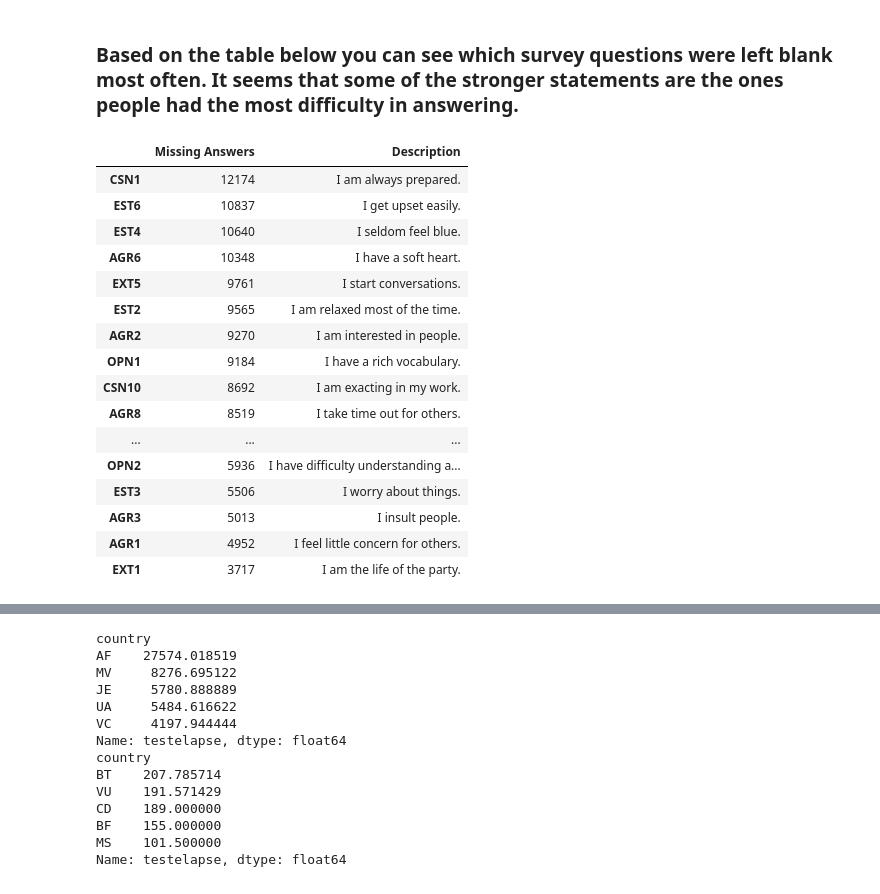
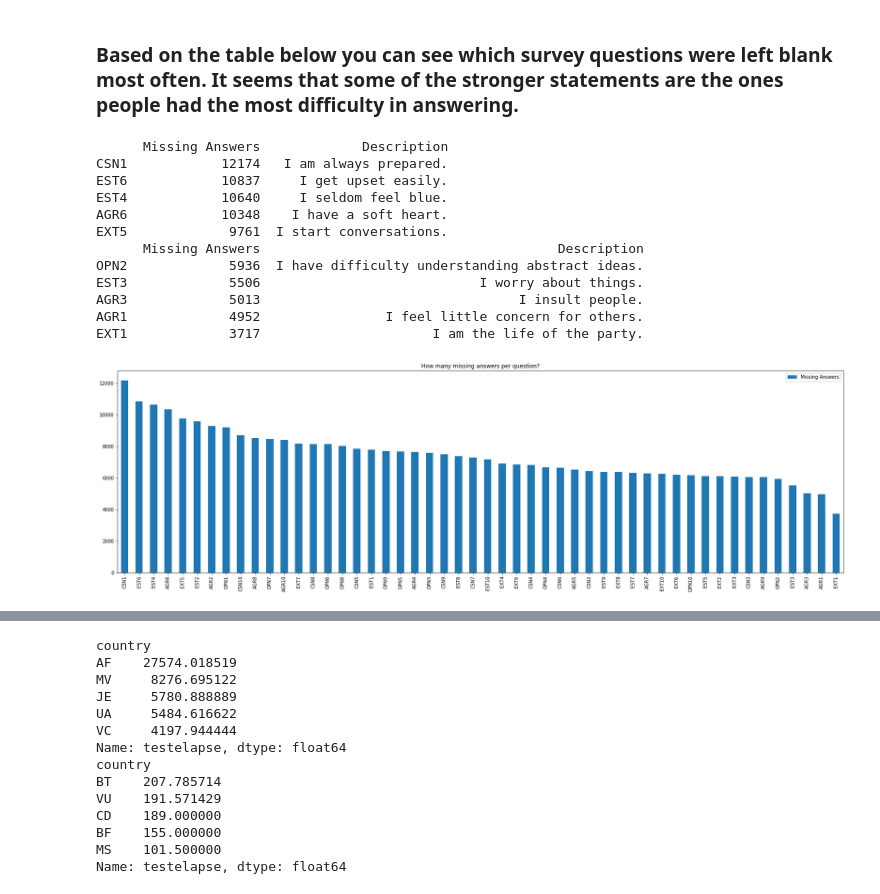
Before and after one commit to bobbymander/personality, a Jupyter notebook: personality_project.ipynb, the cells around one changed output, grey strips where cells are left out. Drawn from its saved outputs; the diff is of its cells as text; code cells hidden in the pictures.

Commit message:
Data science submission

```diff
--- a/personality_project.ipynb
+++ b/personality_project.ipynb
@@ -124,0 +187,14 @@ questions.head()
+# %%
+# Create a function to show a histogram plot
+def show_histogram(data, title):
+    """
+    For the given data, show the histogram of values
+    Parameters:
+    data (DataFrame): The input data we want a histogram for
+    title (str):  The title of the histogram
+
+    Returns:
+    <Nothing> A heatmap will be displayed
+    """
+    data.plot(kind="bar", figsize=(28, 8));
+    plt.title(title);
@@ -157,26 +223,27 @@ codes.head()
 # %%
 # Find how many zeros are in the survey representing missing answers
 zeros = (questions == 0.0).sum().to_frame(name='Missing Answers')
 
 # Show which questions had the most missing answers
 codes = codes.set_index('Code')
 codes.head()
-zeros.join(codes).sort_values(by='Missing Answers', ascending=False)
+zeros_sorted = zeros.join(codes).sort_values(by='Missing Answers', ascending=False)
+print(zeros_sorted.head())
+print(zeros_sorted.tail())
+
+# Plot a histogram for the missing answers
+show_histogram(zeros_sorted, "How many missing answers per question?")
 # %% [output]
-|  | Missing Answers | Description |
-| CSN1 | 12174 | I am always prepared. |
-| EST6 | 10837 | I get upset easily. |
-| EST4 | 10640 | I seldom feel blue. |
-| AGR6 | 10348 | I have a soft heart. |
-| EXT5 | 9761 | I start conversations. |
-| EST2 | 9565 | I am relaxed most of the time. |
-| AGR2 | 9270 | I am interested in people. |
-| OPN1 | 9184 | I have a rich vocabulary. |
-| CSN10 | 8692 | I am exacting in my work. |
-| AGR8 | 8519 | I take time out for others. |
-| ... | ... | ... |
-| OPN2 | 5936 | I have difficulty understanding a... |
-| EST3 | 5506 | I worry about things. |
-| AGR3 | 5013 | I insult people. |
-| AGR1 | 4952 | I feel little concern for others. |
-| EXT1 | 3717 | I am the life of the party. |
+      Missing Answers             Description
+CSN1            12174   I am always prepared.
+EST6            10837     I get upset easily.
+EST4            10640     I seldom feel blue.
+AGR6            10348    I have a soft heart.
+EXT5             9761  I start conversations.
+      Missing Answers                                      Description
+OPN2             5936  I have difficulty understanding abstract ideas.
+EST3             5506                            I worry about things.
+AGR3             5013                                 I insult people.
+AGR1             4952                I feel little concern for others.
+EXT1             3717                      I am the life of the party.
+[figure, added]
```
Also changed, not shown: parts of 73 cells of this notebook, 2 other files.
